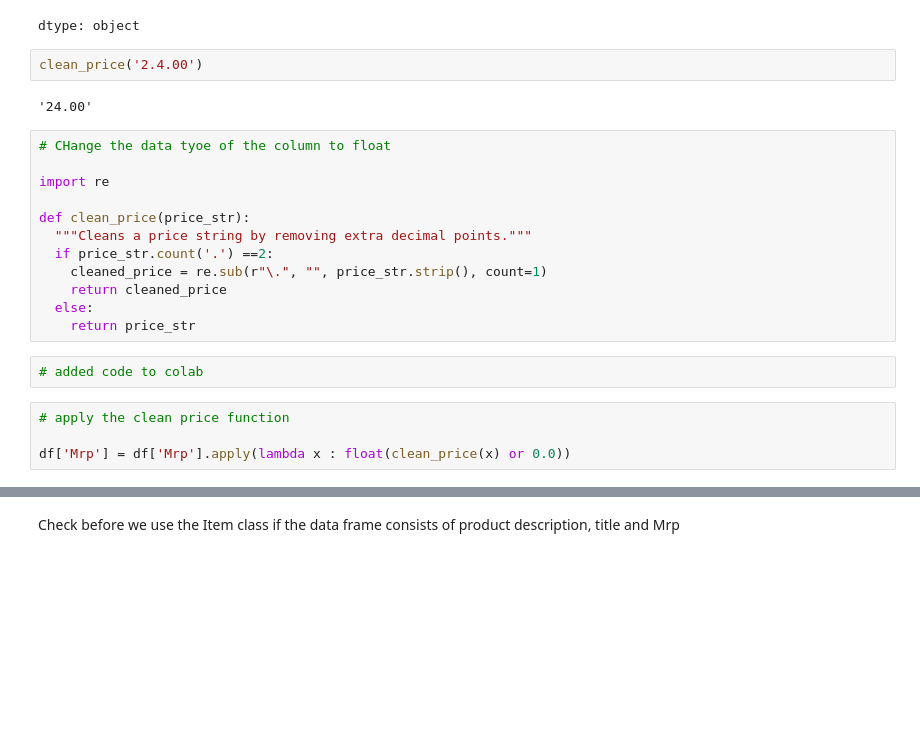
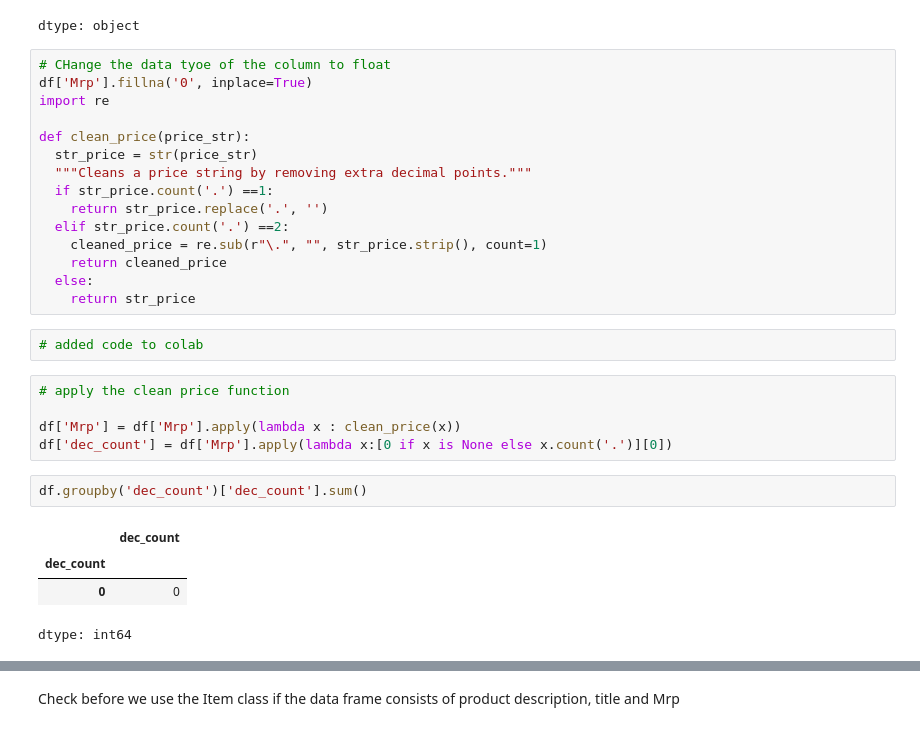
Before and after one commit to rsher60/LLM_Codebase, a Jupyter notebook: fine_tuning_Ed.ipynb, the cells around one changed output, grey strips where cells are left out. Saved outputs shown, nothing was run; the diff lists cells and outputs as text; blank space fills up the shorter version.

```diff
--- a/fine_tuning_Ed.ipynb
+++ b/fine_tuning_Ed.ipynb
@@ -92,28 +118,35 @@ df.dtypes
 | Product Asin | object |
 | Image Urls | object |
 dtype: object
-# %%
-clean_price('2.4.00')
-# %% [output]
-'24.00'
 # %%
 # CHange the data tyoe of the column to float
-
+df['Mrp'].fillna('0', inplace=True)
 import re
 
 def clean_price(price_str):
+  str_price = str(price_str)
   """Cleans a price string by removing extra decimal points."""
-  if price_str.count('.') ==2:
-    cleaned_price = re.sub(r"\.", "", price_str.strip(), count=1)
+  if str_price.count('.') ==1:
+    return str_price.replace('.', '')
+  elif str_price.count('.') ==2:
+    cleaned_price = re.sub(r"\.", "", str_price.strip(), count=1)
     return cleaned_price
   else:
-    return price_str
+    return str_price
 # %%
 # added code to colab
 # %%
 # apply the clean price function
 
-df['Mrp'] = df['Mrp'].apply(lambda x : float(clean_price(x) or 0.0))
+df['Mrp'] = df['Mrp'].apply(lambda x : clean_price(x))
+df['dec_count'] = df['Mrp'].apply(lambda x:[0 if x is None else x.count('.')][0])
+# %%
+df.groupby('dec_count')['dec_count'].sum()
+# %% [output]
+|  | dec_count |
+| dec_count |  |
+| 0 | 0 |
+dtype: int64
 # %%
 df.dtypes
 # %% [output]
```
Also changed, not shown: parts of 31 cells of this notebook.
